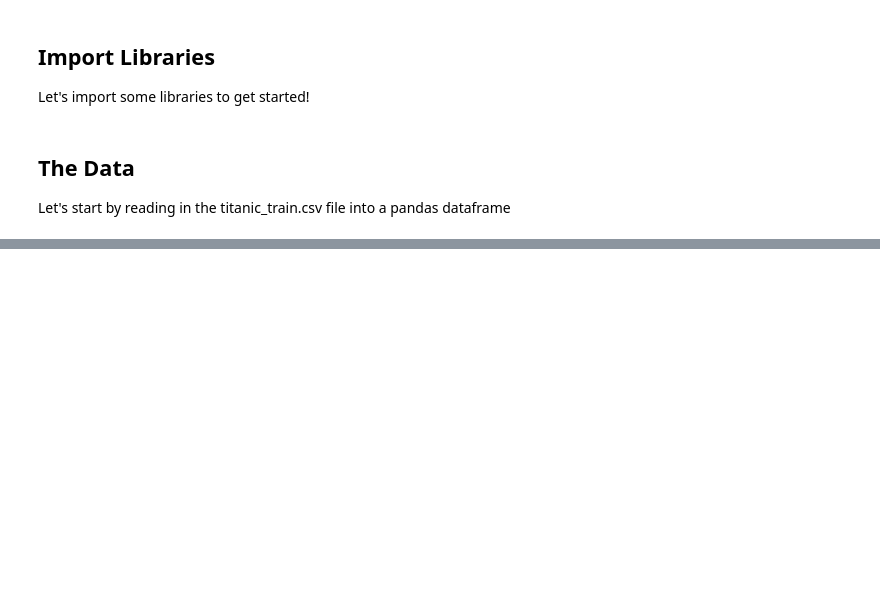
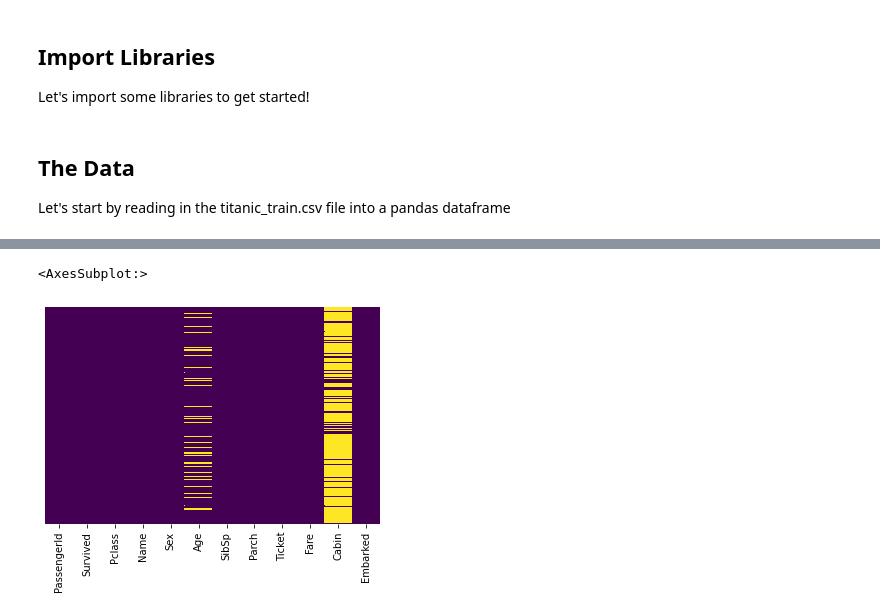
Before and after one commit to masrufjaman/python-basic, a Jupyter notebook: Exploratory Data Analysis(EDA) of Titanic dataset.ipynb, the cells around one changed output, grey strips where cells are left out. Drawn from its saved outputs; the diff is of its cells as text; code cells hidden in the pictures; blank space fills up the shorter version.

```diff
--- a/Exploratory Data Analysis(EDA) of Titanic dataset.ipynb
+++ b/Exploratory Data Analysis(EDA) of Titanic dataset.ipynb
@@ -34,0 +57,5 @@ train.head()
+# %%
+sns.heatmap(train.isnull(), yticklabels=False, cbar=False, cmap='viridis')
+# %% [output]
+<AxesSubplot:>
+[figure, added]
```
Also changed, not shown: parts of 10 cells of this notebook.
